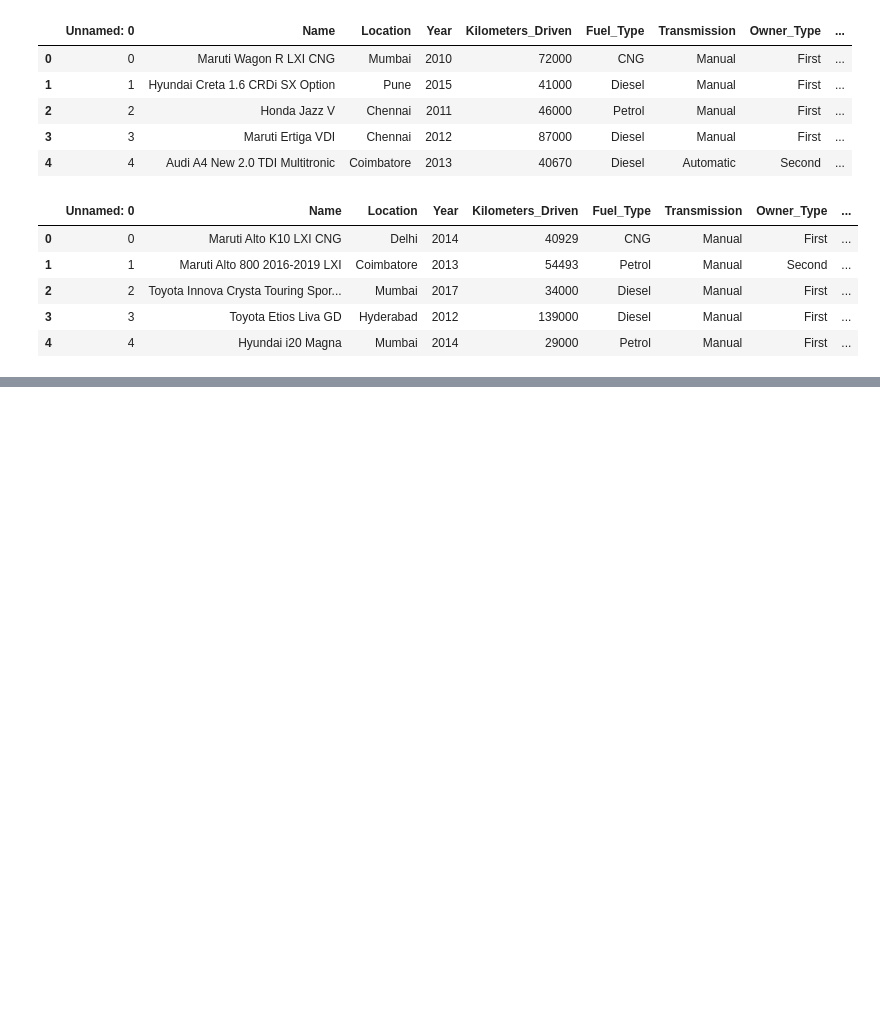
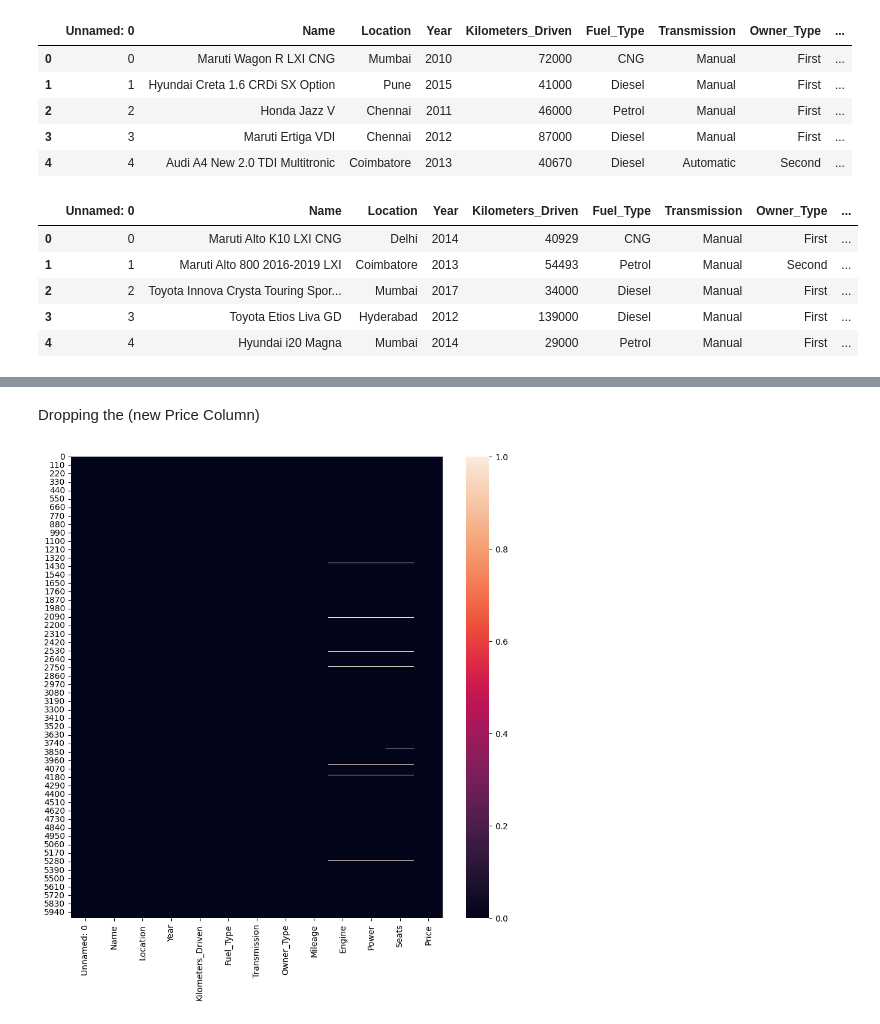
Before and after one commit to Inshalmunaf/Used-Car-prediction, a Jupyter notebook: Used_Car_Prediction.ipynb, the cells around one changed output, grey strips where cells are left out. Cells and saved outputs as stored; diff of their text form; code cells hidden in the pictures; blank space fills up the shorter version.

```diff
--- a/Used_Car_Prediction.ipynb
+++ b/Used_Car_Prediction.ipynb
@@ -36,0 +99,7 @@ df_test.head()
+# %% [markdown]
+Dropping the (new Price  Column)
+# %%
+df = df.drop('New_Price' , axis= 1)
+null_value_graph()
+# %% [output]
+[figure, added]
```
Also changed, not shown: parts of 5 cells of this notebook.
